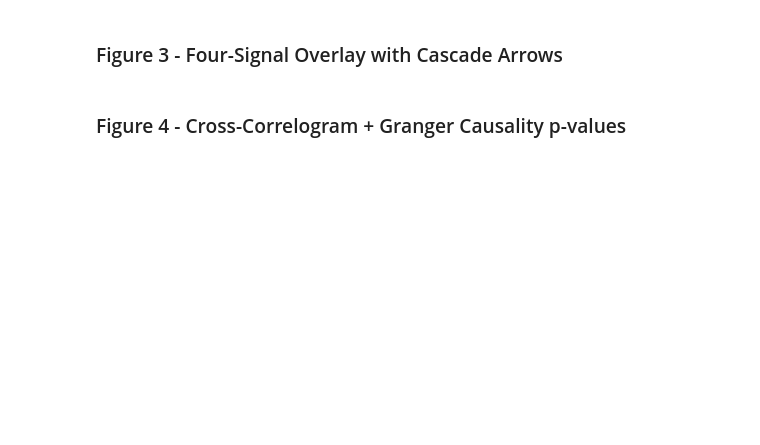
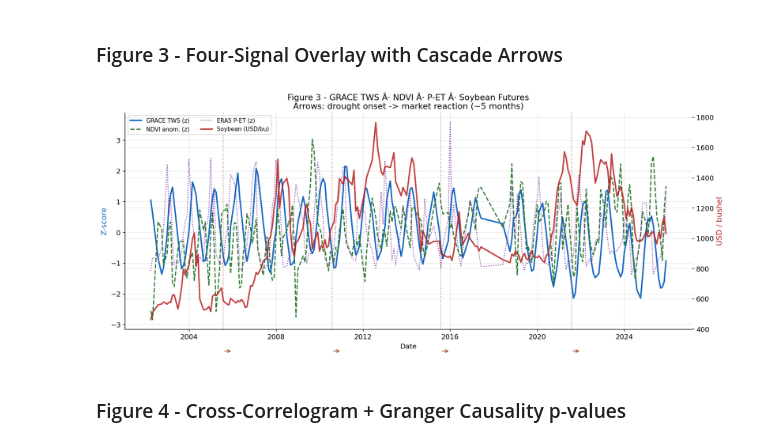
Before and after one commit to alpersam/Space-Data-Project, a Jupyter notebook: main.ipynb, the cells around one changed output. Cells and saved outputs as stored; diff of their text form; code cells hidden in the pictures; blank space fills up the shorter version.

```diff
--- a/main.ipynb
+++ b/main.ipynb
@@ -784,34 +786,36 @@ plt.show()
 # %%
 fig, ax1 = plt.subplots(figsize=(14, 6))
 ax2 = ax1.twinx()
 
 ax1.plot(df.index, z(df["TWS_cm"]),     lw=2.2, color="#1565C0", label="GRACE TWS (z)")
 ax1.plot(df.index, z(df["NDVI_anom"]), lw=1.8, color="#2E7D32", ls="--", label="NDVI anom. (z)")
 ax1.plot(df.index, z(df["P_minus_ET"]),lw=1.4, color="#6A1B9A", ls=":", alpha=0.85, label="ERA5 P-ET (z)")
 ax2.plot(df.index, df["Soybean"], lw=2.2, color="#B71C1C", alpha=0.85, label="Soybean (USD/bu)")
 
 for idx in df.index[df["Gap_interp"]==1]:
     ax1.axvspan(idx, idx+pd.DateOffset(months=1), color="gray", alpha=0.07)
 for yr in DROUGHT_YEARS:
     t_onset  = pd.Timestamp(f"{yr}-08-01")
     t_market = pd.Timestamp(f"{yr+1}-01-01") + pd.DateOffset(months=best_lag_ts-5)
     ax1.annotate("", xy=(t_market, -0.1), xytext=(t_onset, -0.1),
                  arrowprops=dict(arrowstyle="->", color="sienna", lw=1.2),
                  xycoords=("data","axes fraction"), textcoords=("data","axes fraction"))
     ax1.axvline(t_onset, color="sienna", lw=1.2, ls=":", alpha=0.7)
 
 ax1.set_ylabel("Z-score", color="#1565C0", fontsize=12)
 ax2.set_ylabel("USD / bushel", color="#B71C1C", fontsize=12)
 ax1.set_xlabel("Date")
 h1, l1 = ax1.get_legend_handles_labels()
 h2, l2 = ax2.get_legend_handles_labels()
 ax1.legend(h1+h2, l1+l2, loc="upper left", fontsize=9, ncol=2)
-ax1.set_title(f"Figure 3 - GRACE TWS · NDVI · P-ET · Soybean Futures\n"
+ax1.set_title(f"Figure 3 - GRACE TWS Â· NDVI Â· P-ET Â· Soybean Futures\n"
               f"Arrows: drought onset -> market reaction (~{best_lag_ts} months)")
 plt.tight_layout()
 plt.savefig(FIG_DIR / "fig3_overlay.png", dpi=150)
 plt.savefig(FIG_DIR / "fig3_overlay.pdf")
 plt.show()
+# %% [output]
+[figure, added]
 # %% [markdown]
 ### Figure 4 - Cross-Correlogram + Granger Causality p-values
 # %%
```
Also changed, not shown: parts of 26 cells of this notebook, 14 other files.
